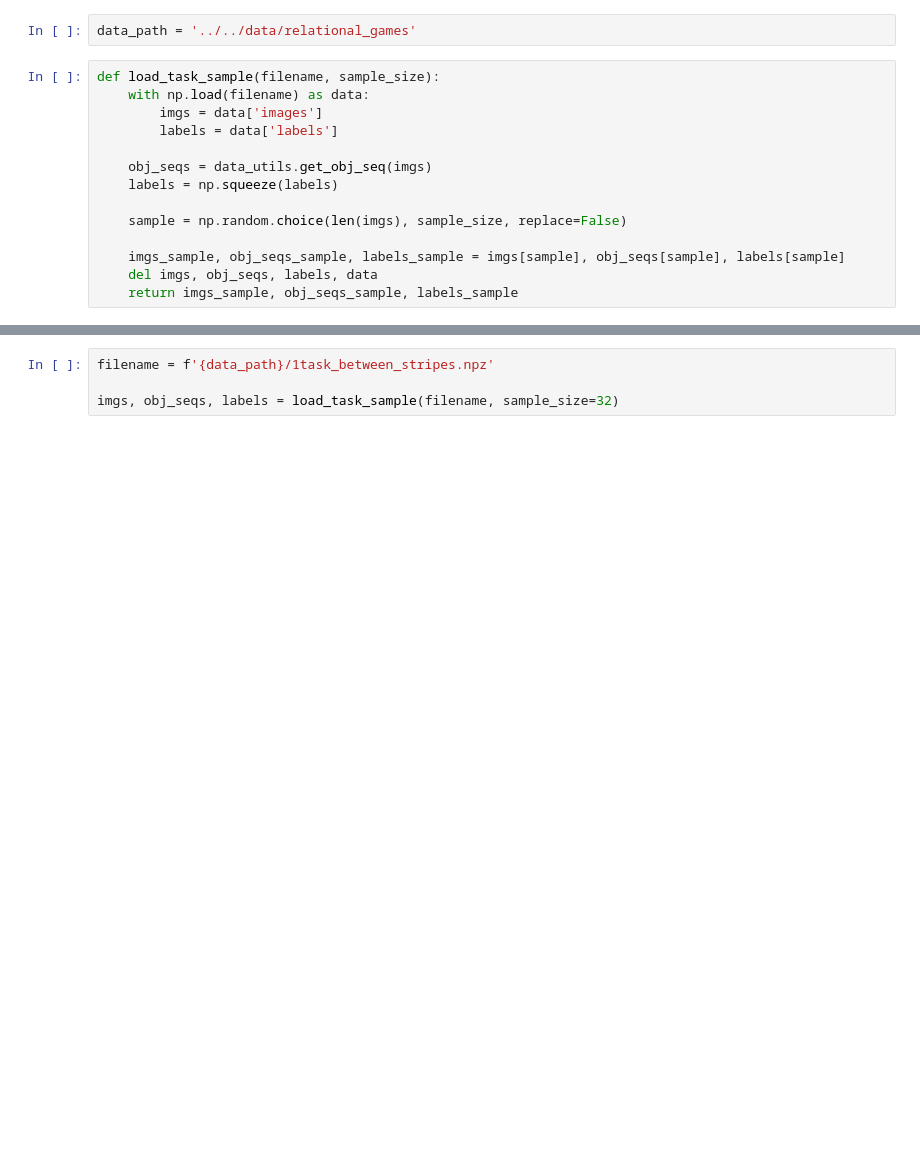
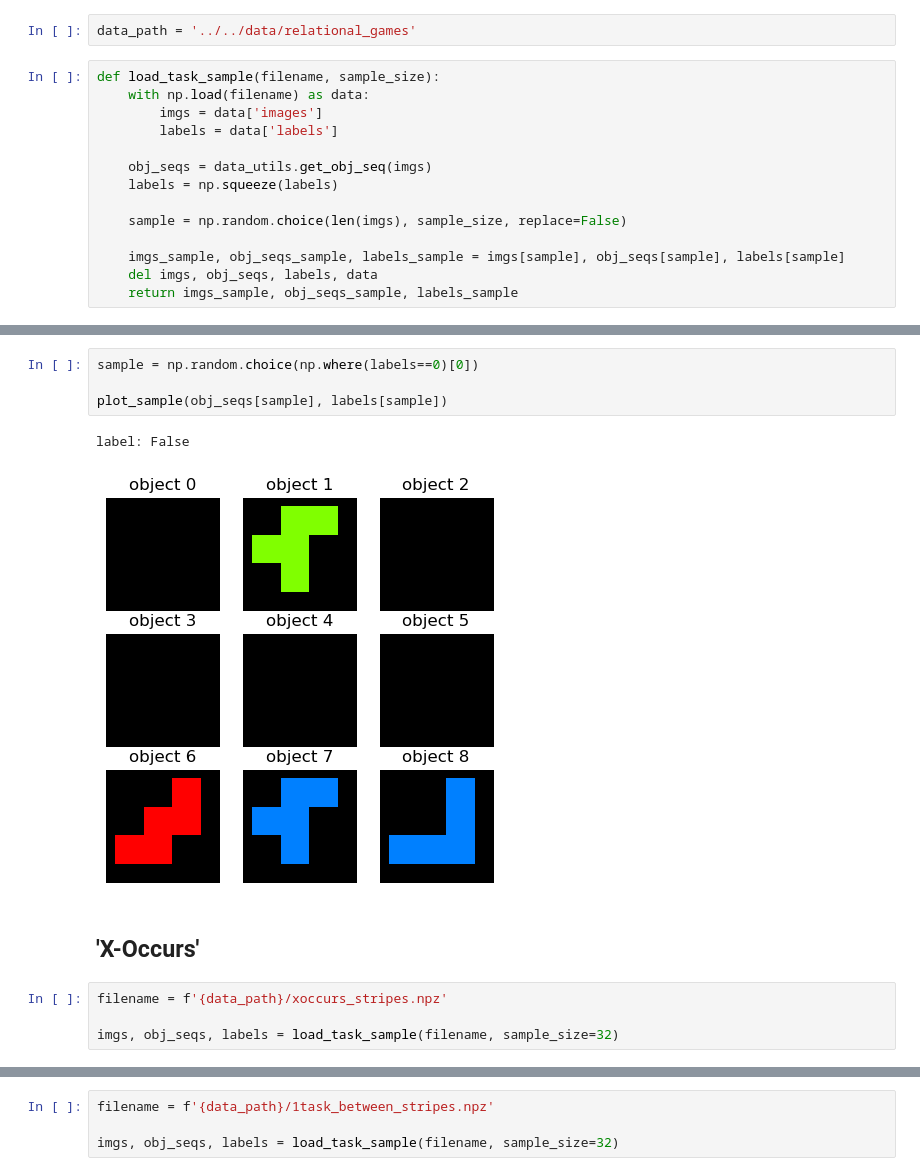
Before and after one commit to Awni00/relational-convolutions, a Jupyter notebook: experiments/relational_games/relational_games_task_demos.ipynb, the cells around one changed output, grey strips where cells are left out. Saved outputs shown, nothing was run; the diff lists cells and outputs as text; blank space fills up the shorter version.

```diff
--- a/experiments/relational_games/relational_games_task_demos.ipynb
+++ b/experiments/relational_games/relational_games_task_demos.ipynb
@@ -23,0 +66,13 @@ def load_task_sample(filename, sample_size):
+# %%
+sample = np.random.choice(np.where(labels==0)[0])
+
+plot_sample(obj_seqs[sample], labels[sample])
+# %% [output]
+label: False
+[figure, added]
+# %% [markdown]
+## 'X-Occurs'
+# %%
+filename = f'{data_path}/xoccurs_stripes.npz'
+
+imgs, obj_seqs, labels = load_task_sample(filename, sample_size=32)
```
Also changed, not shown: parts of 31 cells of this notebook.
